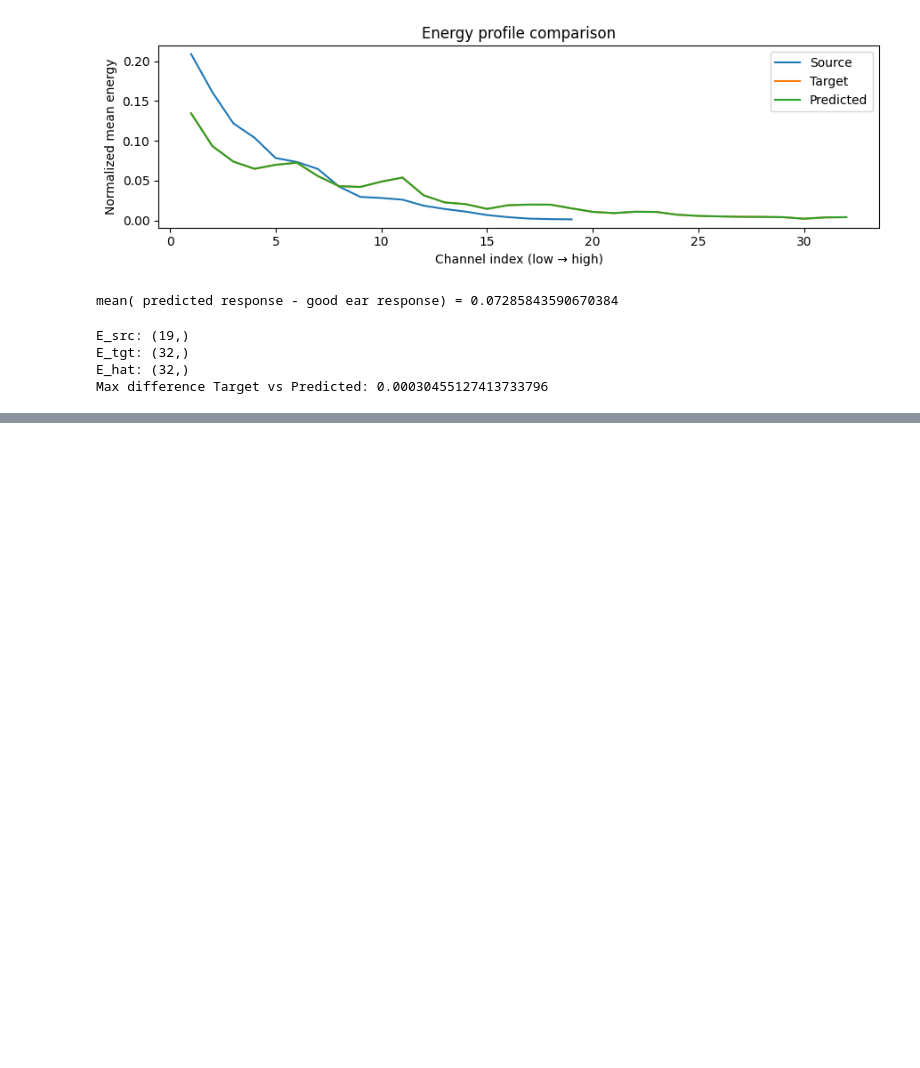
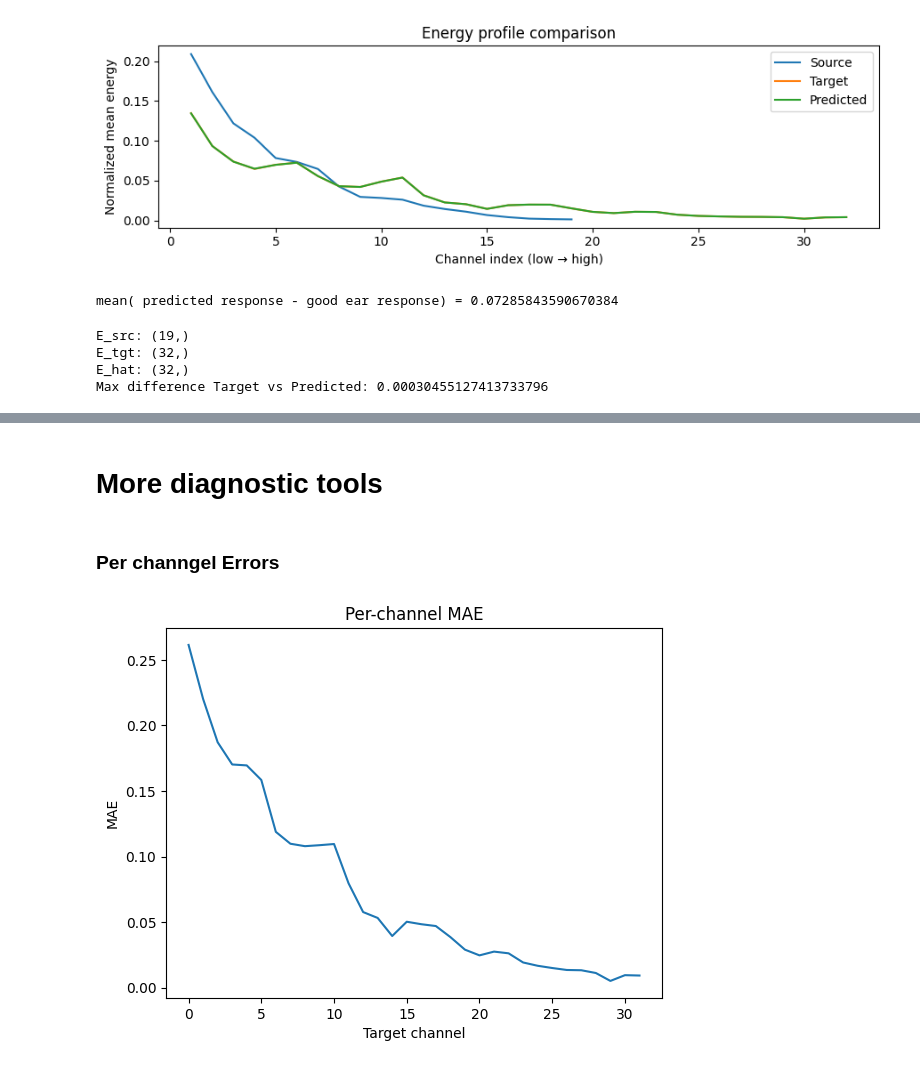
Before and after one commit to TonyTran03/MATH4400, a Jupyter notebook: models/cochleagram.ipynb, the cells around one changed output, grey strips where cells are left out. Cells and saved outputs as stored; diff of their text form; code cells hidden in the pictures; blank space fills up the shorter version.

```diff
--- a/models/cochleagram.ipynb
+++ b/models/cochleagram.ipynb
@@ -214,0 +287,13 @@ Max difference Target vs Predicted: 0.00030455127413733796
+# %% [markdown]
+# More diagnostic tools
+# %% [markdown]
+### Per channgel Errors
+# %%
+per_ch_mae = np.mean(np.abs(C_hat - C_tgt), axis=1)
+plt.plot(per_ch_mae)
+plt.title("Per-channel MAE")
+plt.xlabel("Target channel")
+plt.ylabel("MAE")
+plt.show()
+# %% [output]
+[figure, added]
```
Also changed, not shown: parts of 24 cells of this notebook, 4 other files.
